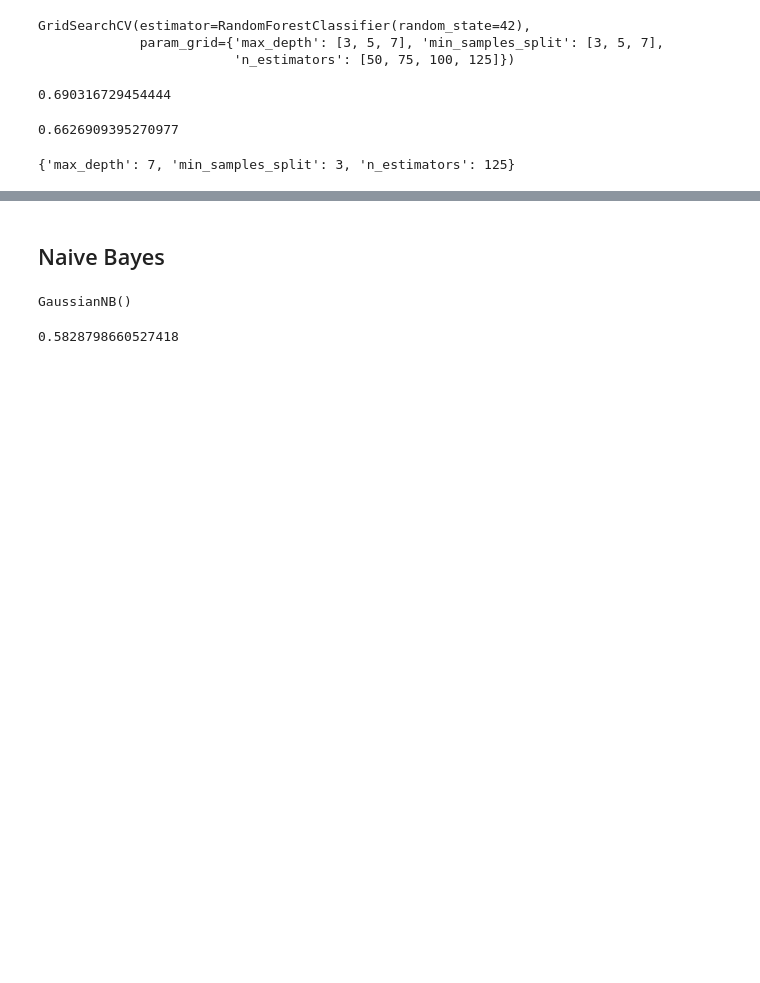
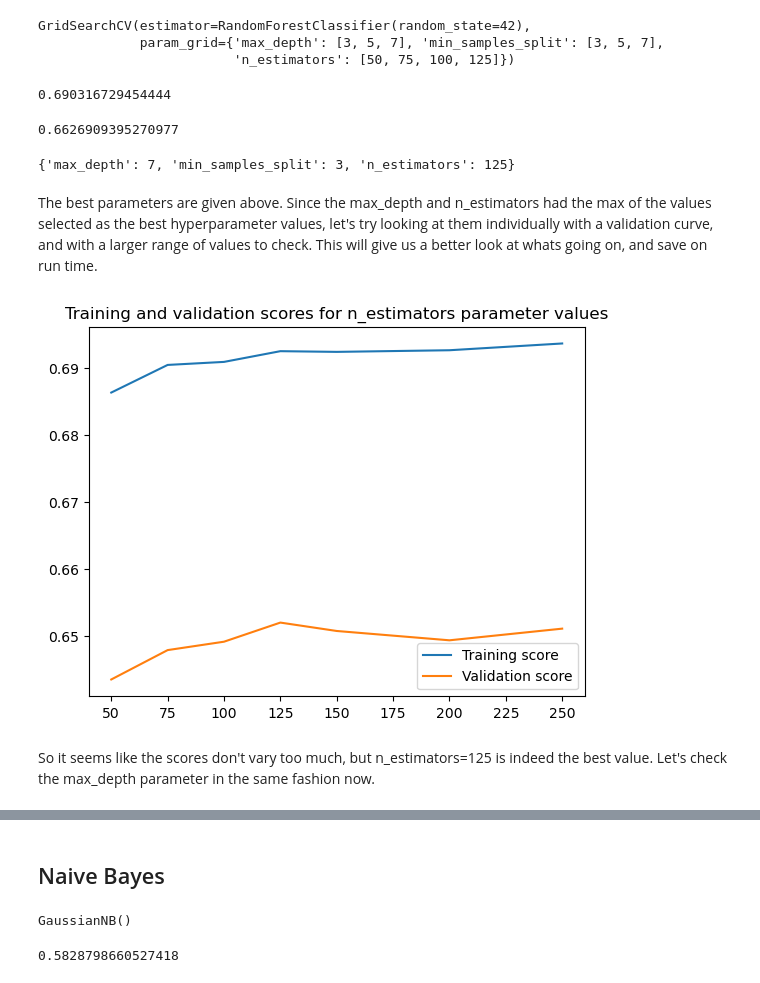
Before and after one commit to RavinderRai/chess_data, a Jupyter notebook: Modelling.ipynb, the cells around one changed output, grey strips where cells are left out. Saved outputs shown, nothing was run; the diff lists cells and outputs as text; code cells hidden in the pictures; blank space fills up the shorter version.

```diff
--- a/Modelling.ipynb
+++ b/Modelling.ipynb
@@ -170,3 +308,26 @@ clf.score(X_test, y_test)
 clf.best_params_
 # %% [output]
 {'max_depth': 7, 'min_samples_split': 3, 'n_estimators': 125}
+# %% [markdown]
+The best parameters are given above. Since the max_depth and n_estimators had the max of the values selected as the best hyperparameter values, let's try looking at them individually with a validation curve, and with a larger range of values to check. This will give us a better look at whats going on, and save on run time.
+# %%
+model = RandomForestClassifier(random_state=42, max_depth=7, min_samples_split=3)
+
+train_scores, valid_scores = validation_curve(model, X, y,
+                                              param_name="n_estimators",
+                                              param_range=[50, 75, 100, 125, 150, 200, 250],
+                                              cv=5)
+# %%
+train_scores_mean = train_scores.mean(axis=1)
+valid_scores_mean = valid_scores.mean(axis=1)
+
+#the C parameter ranges increase exponentially, so we need to take the log of it to get a better visual
+plt.plot([50, 75, 100, 125, 150, 200, 250], train_scores_mean, label="Training score")
+plt.plot([50, 75, 100, 125, 150, 200, 250], valid_scores_mean, label="Validation score")
+plt.title('Training and validation scores for n_estimators parameter values')
+plt.legend()
+plt.show()
+# %% [output]
+[figure, added]
+# %% [markdown]
+So it seems like the scores don't vary too much, but n_estimators=125 is indeed the best value. Let's check the max_depth parameter in the same fashion now.
```
Also changed, not shown: parts of 69 cells of this notebook.
